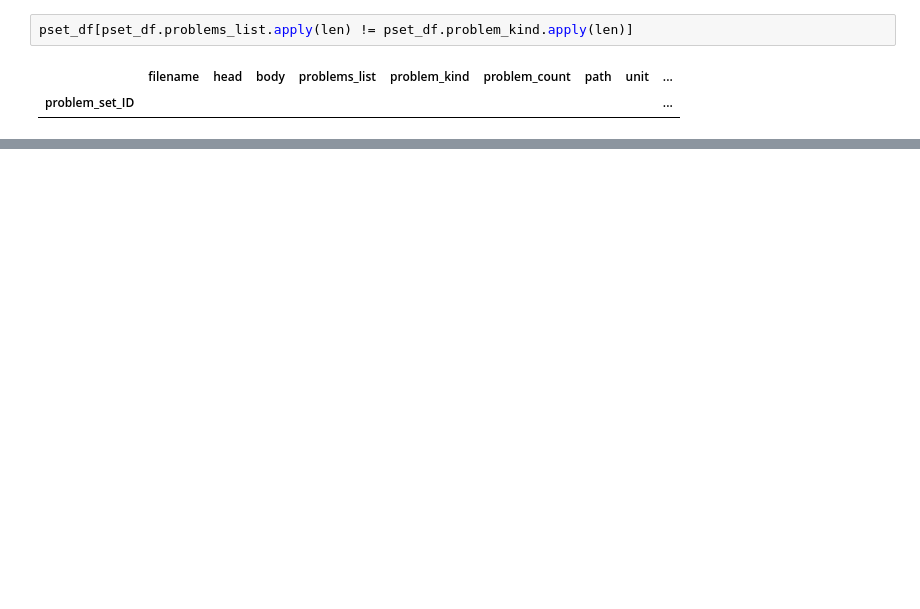
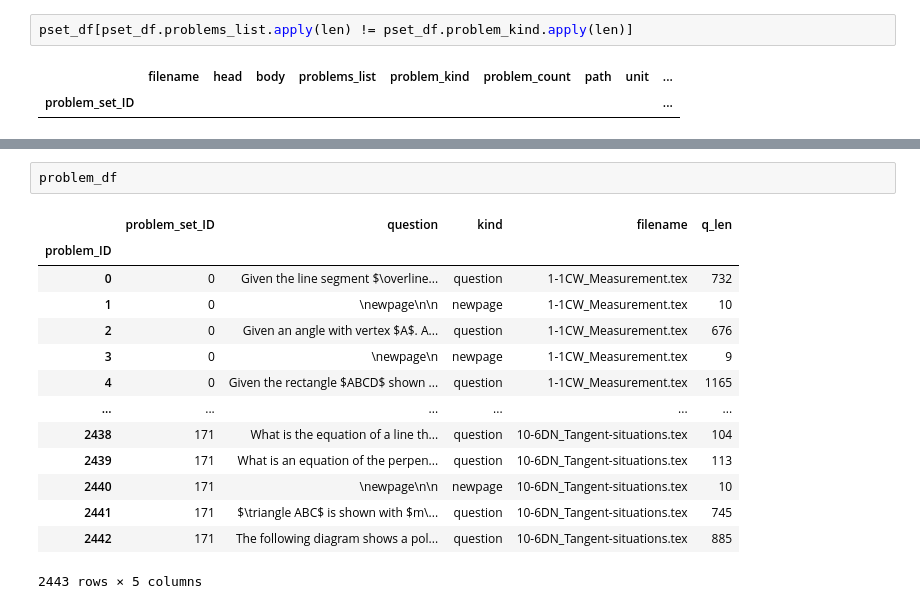
Before and after one commit to chrishuson/mathai, a Jupyter notebook: src/notes.ipynb, the cells around one changed output, grey strips where cells are left out. Cells and saved outputs as stored; diff of their text form; blank space fills up the shorter version.

```diff
--- a/src/notes.ipynb
+++ b/src/notes.ipynb
@@ -522,0 +445,17 @@ True
+# %%
+problem_df
+# %% [output]
+|  | problem_set_ID | question | kind | filename | q_len |
+| problem_ID |  |  |  |  |  |
+| 0 | 0 | Given the line segment $\overline... | question | 1-1CW_Measurement.tex | 732 |
+| 1 | 0 | \newpage\n\n | newpage | 1-1CW_Measurement.tex | 10 |
+| 2 | 0 | Given an angle with vertex $A$. A... | question | 1-1CW_Measurement.tex | 676 |
+| 3 | 0 | \newpage\n | newpage | 1-1CW_Measurement.tex | 9 |
+| 4 | 0 | Given the rectangle $ABCD$ shown ... | question | 1-1CW_Measurement.tex | 1165 |
+| ... | ... | ... | ... | ... | ... |
+| 2438 | 171 | What is the equation of a line th... | question | 10-6DN_Tangent-situations.tex | 104 |
+| 2439 | 171 | What is an equation of the perpen... | question | 10-6DN_Tangent-situations.tex | 113 |
+| 2440 | 171 | \newpage\n\n | newpage | 10-6DN_Tangent-situations.tex | 10 |
+| 2441 | 171 | $\triangle ABC$ is shown with $m\... | question | 10-6DN_Tangent-situations.tex | 745 |
+| 2442 | 171 | The following diagram shows a pol... | question | 10-6DN_Tangent-situations.tex | 885 |
+2443 rows × 5 columns
```
Also changed, not shown: parts of 33 cells of this notebook, 3 other files.
